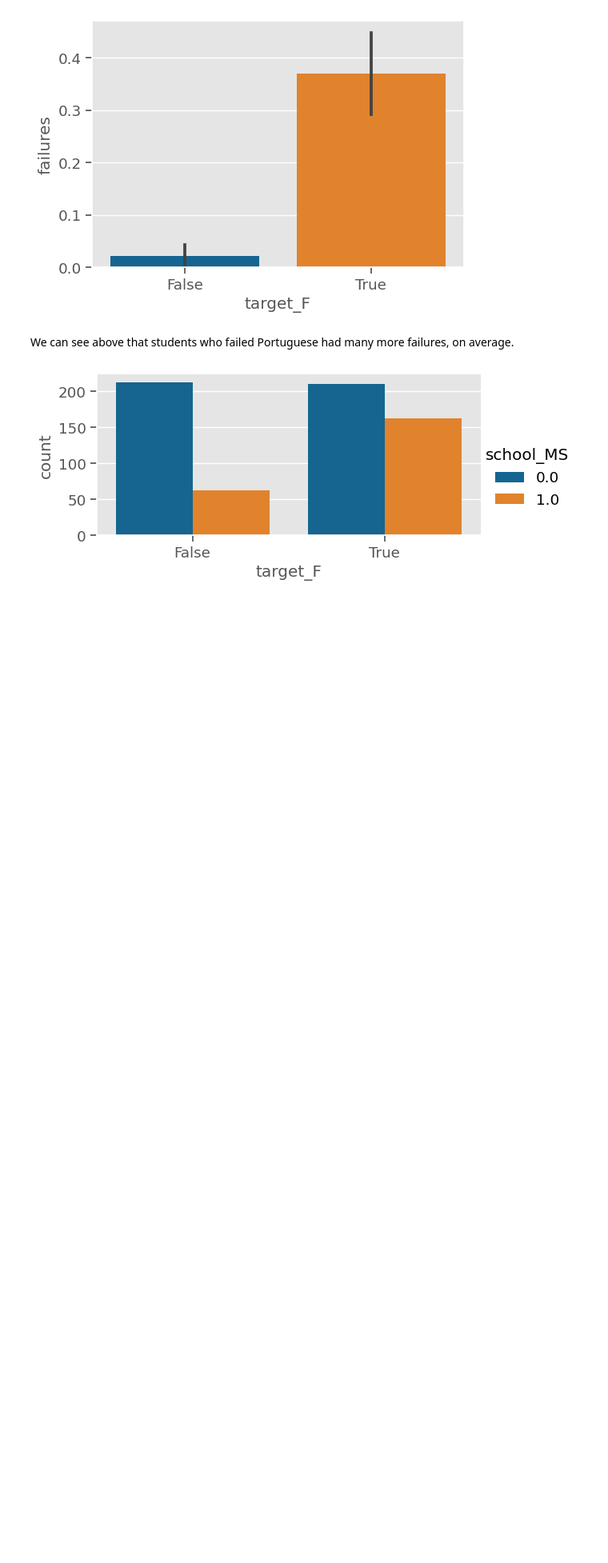
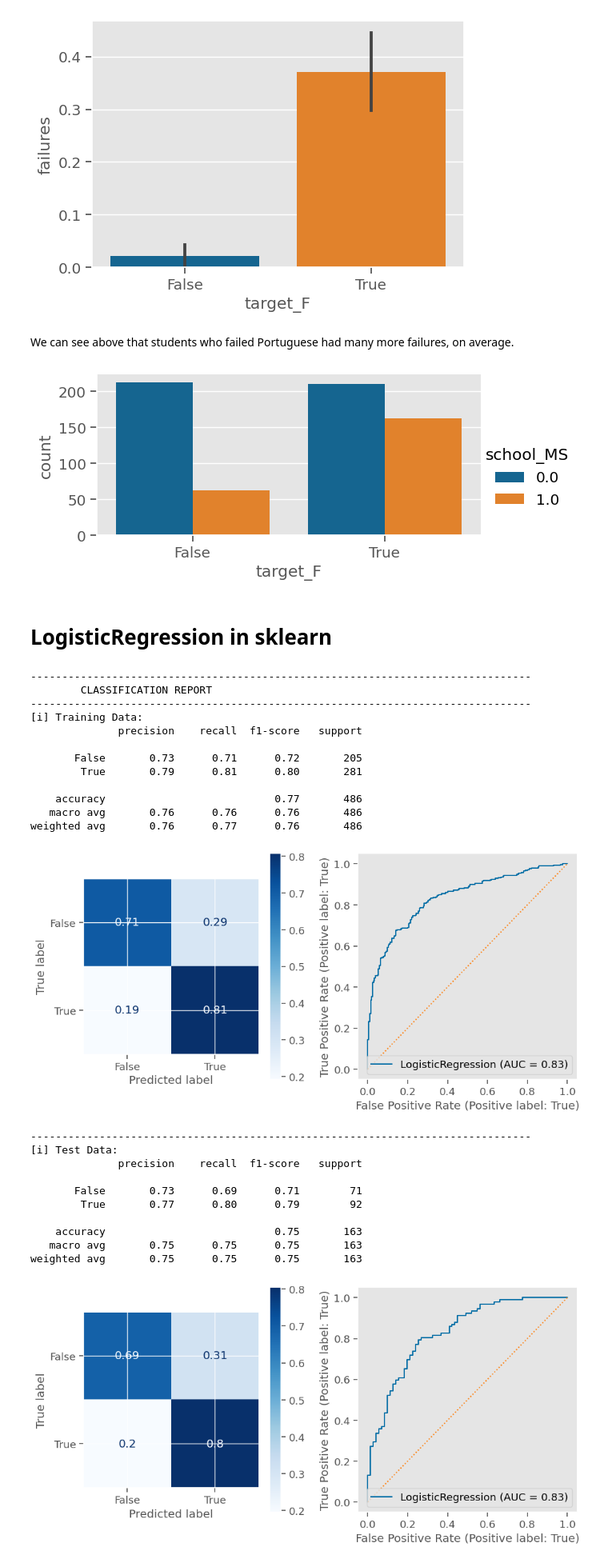
Before and after one commit to MileneCV/week17_data_visualization_Student-performance, a Jupyter notebook: From Regression to Classification.ipynb, the cells around one changed output. Shown at 80% size. Cells and saved outputs as stored; diff of their text form; code cells hidden in the pictures; blank space fills up the shorter version.

```diff
--- a/From Regression to Classification.ipynb
+++ b/From Regression to Classification.ipynb
@@ -519,3 +530,35 @@ sns.catplot(data=plot_df, kind='count', x='target_F', hue='school_MS',
             aspect=2, height=3);
 # %% [output]
 [figure]
+# %% [markdown]
+# LogisticRegression in sklearn
+# %%
+from sklearn.linear_model import LogisticRegression
+logreg = LogisticRegression(max_iter=1000)
+logreg.fit(X_train_df, y_train)
+evaluate_classification(logreg,X_train_df,y_train, X_test_df,y_test)
+# %% [output]
+--------------------------------------------------------------------------------
+        CLASSIFICATION REPORT
+--------------------------------------------------------------------------------
+[i] Training Data:
+              precision    recall  f1-score   support
+
+       False       0.73      0.71      0.72       205
+        True       0.79      0.81      0.80       281
+
+    accuracy                           0.77       486
+   macro avg       0.76      0.76      0.76       486
+weighted avg       0.76      0.77      0.76       486
+[figure, added]
+--------------------------------------------------------------------------------
+[i] Test Data:
+              precision    recall  f1-score   support
+
+       False       0.73      0.69      0.71        71
+        True       0.77      0.80      0.79        92
+
+    accuracy                           0.75       163
+   macro avg       0.75      0.75      0.75       163
+weighted avg       0.75      0.75      0.75       163
+[figure, added]
```
Also changed, not shown: parts of 38 cells of this notebook.
